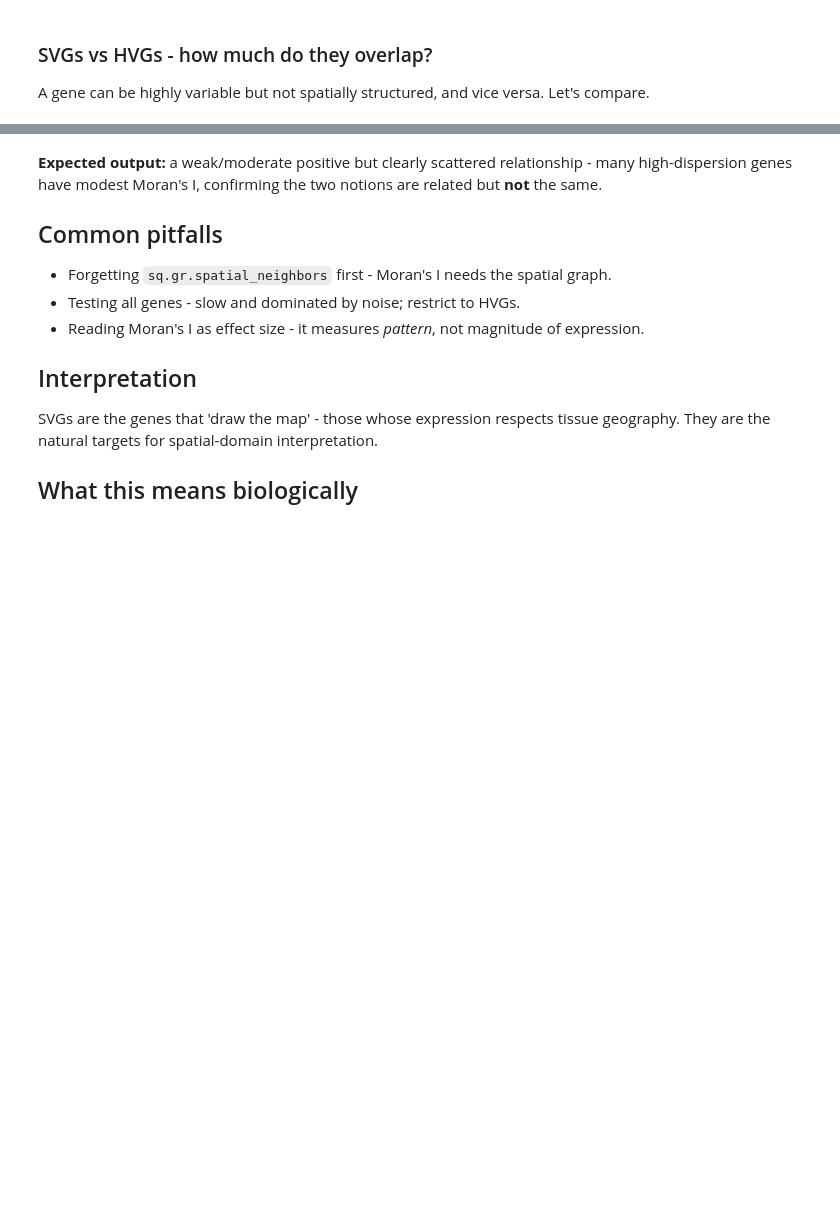
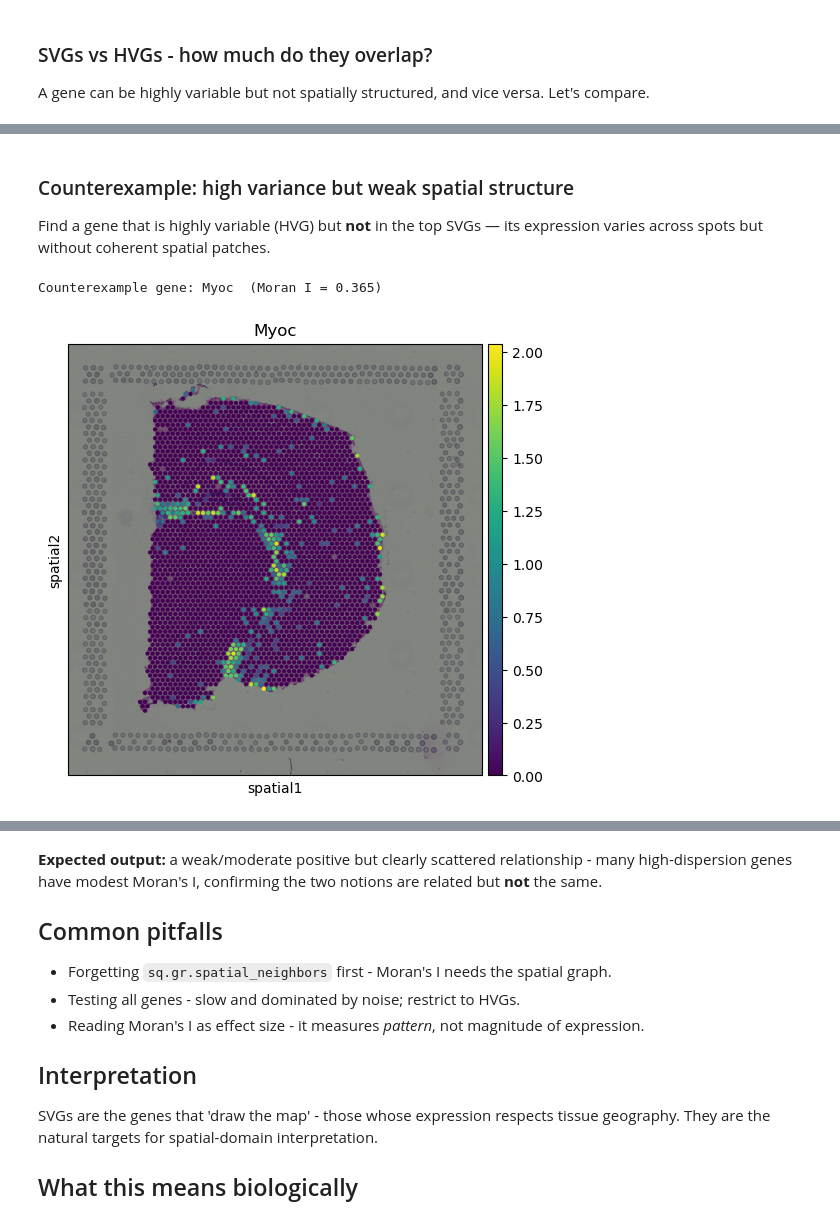
Before and after one commit to MasalaKimchi/SpatialTranscriptomics-Tutorial, a Jupyter notebook: 08_spatially_variable_genes.ipynb, the cells around one changed output, grey strips where cells are left out. Drawn from its saved outputs; the diff is of its cells as text; code cells hidden in the pictures; blank space fills up the shorter version.

```diff
--- a/08_spatially_variable_genes.ipynb
+++ b/08_spatially_variable_genes.ipynb
@@ -78,0 +130,24 @@ if disp is not None:
+# %% [markdown]
+### Counterexample: high variance but weak spatial structure
+Find a gene that is highly variable (HVG) but **not** in the top SVGs — its expression
+varies across spots but without coherent spatial patches.
+# %%
+import numpy as np
+
+hvg_set = set(adata.var_names[adata.var['highly_variable']]) if 'highly_variable' in adata.var else set()
+top_svg_set = set(moran.head(50).index)
+candidates = [g for g in adata.var_names if g in hvg_set and g not in top_svg_set]
+counter = None
+if candidates and 'dispersions_norm' in adata.var:
+    disp = adata.var.loc[candidates, 'dispersions_norm']
+    counter = disp.idxmax()
+    I_val = moran.loc[counter, 'I'] if counter in moran.index else float('nan')
+    print(f'Counterexample gene: {counter}  (Moran I = {I_val:.3f})')
+    sq.pl.spatial_scatter(adata, color=counter, size=1.3, cmap='viridis')
+    fig = plt.gcf()
+    st.save_fig(fig, '08_hvg_not_svg_counterexample.png')
+else:
+    print('Could not find a counterexample; inspect moran and HVG tables manually.')
+# %% [output]
+Counterexample gene: Myoc  (Moran I = 0.365)
+[figure, added]
```
Also changed, not shown: parts of 8 cells of this notebook, 34 other files.
